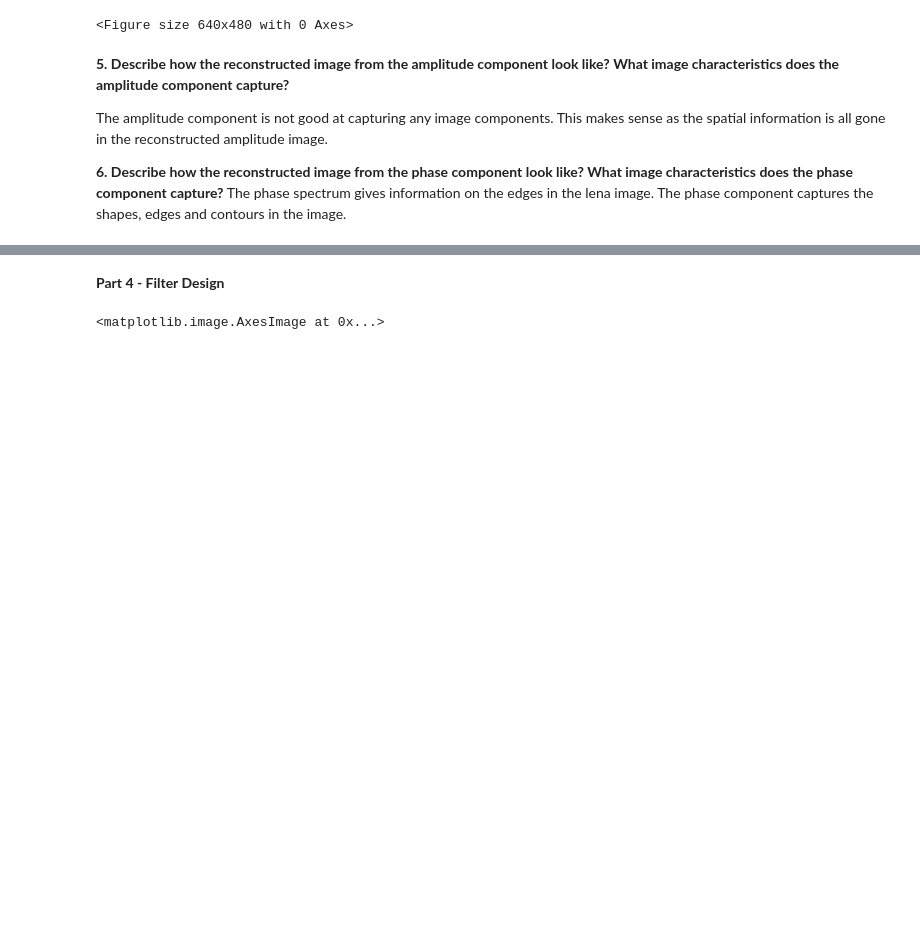
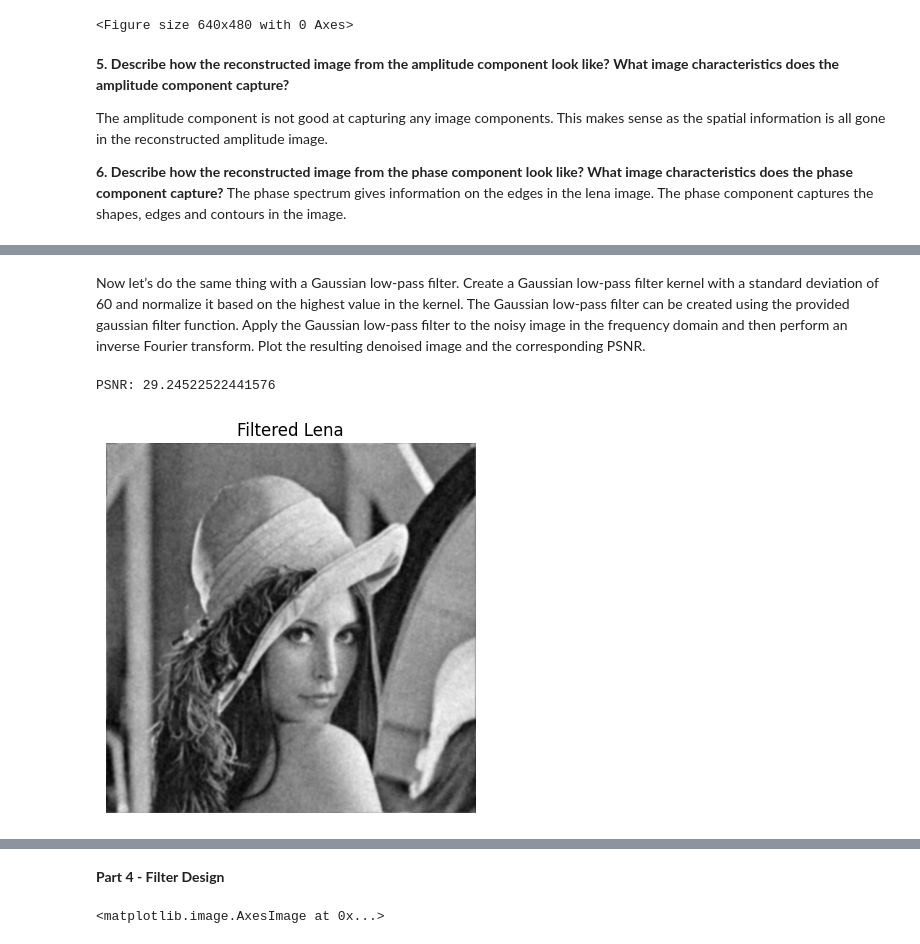
Before and after one commit to adeleyounis/SYDE575, a Jupyter notebook: Lab 3/lab3.ipynb, the cells around one changed output, grey strips where cells are left out. Drawn from its saved outputs; the diff is of its cells as text; code cells hidden in the pictures; blank space fills up the shorter version.

```diff
--- a/Lab 3/lab3.ipynb
+++ b/Lab 3/lab3.ipynb
@@ -114,0 +272,26 @@ The phase spectrum gives information on the edges in the lena image. The phase c
+# %% [markdown]
+Now let’s do the same thing with a Gaussian low-pass filter. Create a Gaussian low-pass filter kernel with a
+standard deviation of 60 and normalize it based on the highest value in the kernel. The Gaussian low-pass
+filter can be created using the provided gaussian filter function.
+Apply the Gaussian low-pass filter to the noisy image in the frequency domain and then perform an inverse
+Fourier transform. Plot the resulting denoised image and the corresponding PSNR.
+# %%
+# gaussian low pass filter
+n_rows, n_cols = lena.shape
+gauss_LP = gaussian_filter(n_rows, n_cols, stdv=60)
+gauss_LP = gauss_LP/(np.max(gauss_LP)) # normalize
+
+# apply filter in freq domain
+filtered_lena_f = gauss_LP * lena_spec_g
+filtered_lena = np.fft.ifft2(np.fft.ifftshift(filtered_lena_f)).real
+
+plt.figure()
+plt.imshow(filtered_lena, cmap='gray')
+plt.title('Filtered Lena')
+plt.axis('off')
+
+psnr = PSNR(lena, filtered_lena)
+print("PSNR:", psnr)
+# %% [output]
+PSNR: 29.24522522441576
+[figure, added]
```
Also changed, not shown: parts of 14 cells of this notebook.
